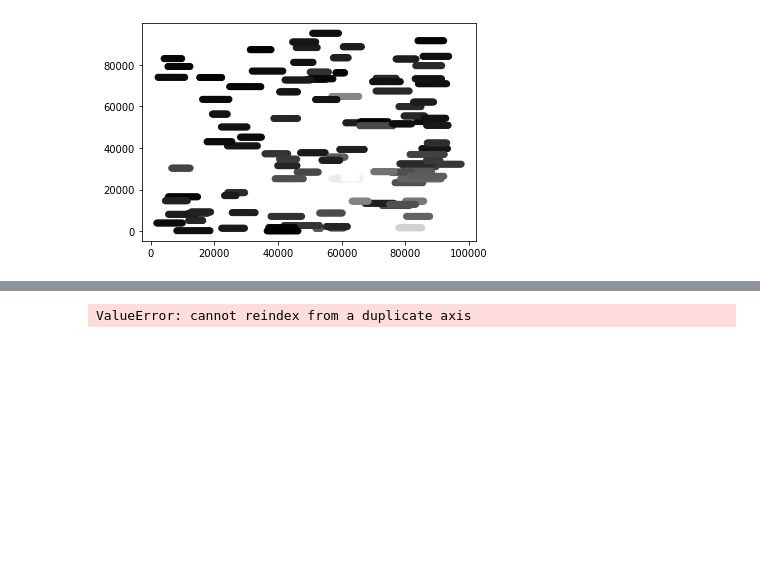
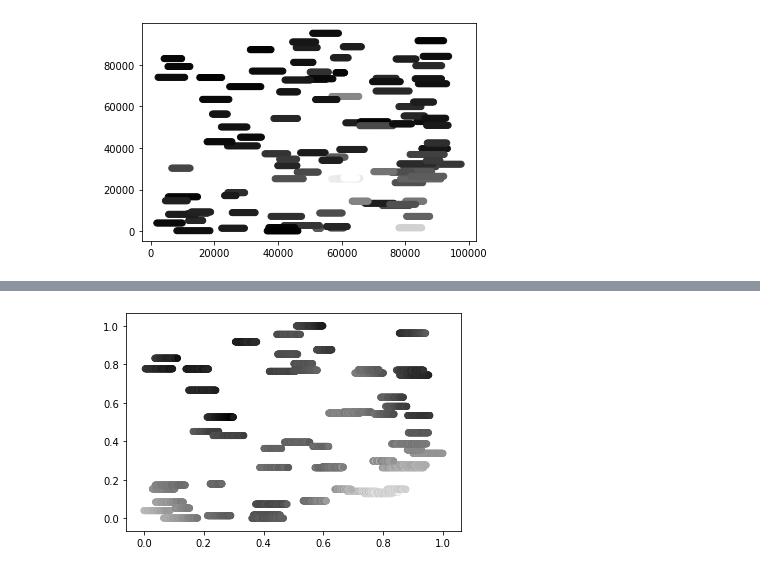
Before and after one commit to noocsharp/final_project, a Jupyter notebook: Best wells.ipynb, the cells around one changed output, grey strips where cells are left out. Cells and saved outputs as stored; diff of their text form; code cells hidden in the pictures; blank space fills up the shorter version.

Commit message:
predict from total oil production

```diff
--- a/Best wells.ipynb
+++ b/Best wells.ipynb
@@ -140,16 +141,14 @@ def run_model(opt, split, epochs_, first, *args):
         if i != 'well production.csv':
             if random.randint(0, 1):
                 df = pd.read_csv('data/' + i)
-                value = prod.loc[prod['well name'] == i[:-4]]['total oil']
-                t_oil = np.repeat(value, len(df.index)).reindex()
-                print(t_oil)
+                value = np.array(prod.loc[prod['well name'] == i[:-4]]['total oil'])
+                t_oil = np.repeat(value, len(df.index))
                 df['total oil'] = t_oil
                 X_train.append(df)
             else:
                 df = pd.read_csv('data/' + i)
-                value = prod.loc[prod['well name'] == i[:-4]]['total oil']
-                t_oil = np.repeat(value, len(df.index)).reindex()
-                print(t_oil)
+                value = np.array(prod.loc[prod['well name'] == i[:-4]]['total oil'])
+                t_oil = np.repeat(value, len(df.index))
                 df['total oil'] = t_oil
                 X_test.append(df)
 
@@ -162,19 +161,20 @@ def run_model(opt, split, epochs_, first, *args):
     X_test = X_test.drop(columns=['water saturation', 'proppant weight (lbs)', 'pump rate (cubic feet/min)']).reset_index()
 
 # separates our dependent variable out
-""" y_train = X_train.pop('oil saturation')
-    y_test = X_test.pop('oil saturation')
+    y_train = X_train.pop('total oil')
+    y_test = X_test.pop('total oil')
 
+    #normalize
     X_temp = X_train.append(X_test)
-    #normalize
     X_train = (X_train - X_temp.min())/(X_temp.max() - X_temp.min())
     X_test = (X_test - X_temp.min())/(X_temp.max() - X_temp.min())
 
-    print(X_train)
-    print(X_test)
+    y_temp = y_train.append(y_test)
+    y_train = (y_train - y_temp.min())/(y_temp.max() - y_temp.min())
+    y_test = (y_test - y_temp.min())/(y_temp.max() - y_temp.min())
 
 # sets up our the neural network
-    model = K.models.Sequential([K.layers.Dense(first, input_shape=[8,])])
+    model = K.models.Sequential([K.layers.Dense(first, input_shape=[9,])])
 
     for i in args:
         model.add(K.layers.Dense(i))
@@ -190,13 +190,14 @@ def run_model(opt, split, epochs_, first, *args):
 
 # fits model to data
     history = model.fit(X_train, y_train, epochs=epochs_, validation_data=(X_test, y_test), callbacks=[early_stopping])
-    y_pred = model.predict(X_test)
-    plt.scatter(X_test['easting'], y_test)
-    plt.scatter(X_test['easting'], y_pred)
+    y_pred = model.predict(X_test).transpose()[0]
+
+    plt.scatter(X_test['easting'], X_test['northing'], c=y_pred)
+#    plt.scatter(X_test['easting'], X_test['northing'])
 
     return model.to_json()
-"""
+
 optimizer = K.optimizers.Adam(learning_rate=0.005, beta_1=0.9, beta_2=.999, amsgrad=False)
 
-info = run_model(optimizer, .5, 100, 10, 10)
+info = run_model(optimizer, .5, 100, 10, 10, 10, 5)
 # %% [output]
@@ -215 +221 @@ Name: total oil, Length: 100, dtype: float64
-ValueError: cannot reindex from a duplicate axis
+[figure, added]
```
Also changed, not shown: parts of 2 cells of this notebook.
